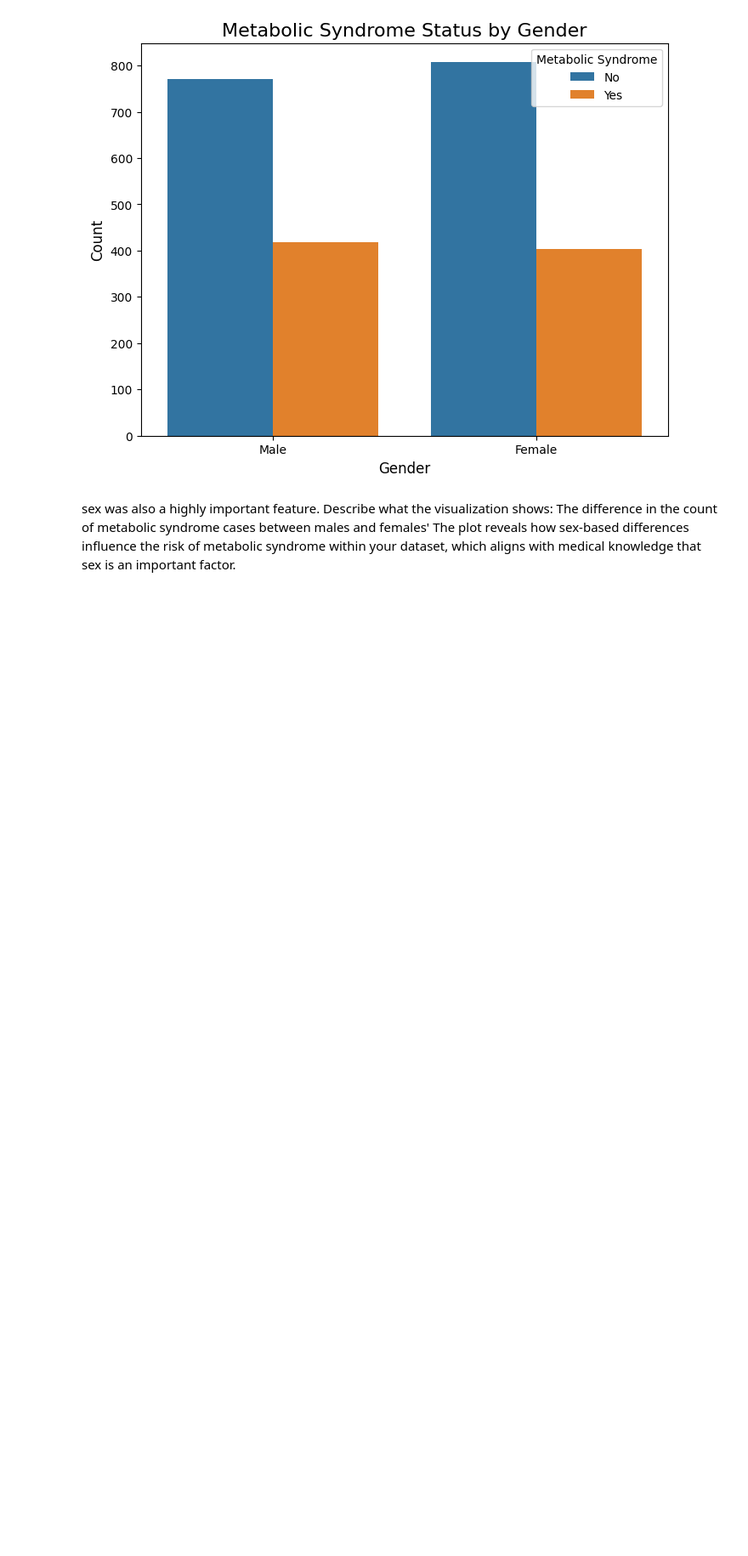
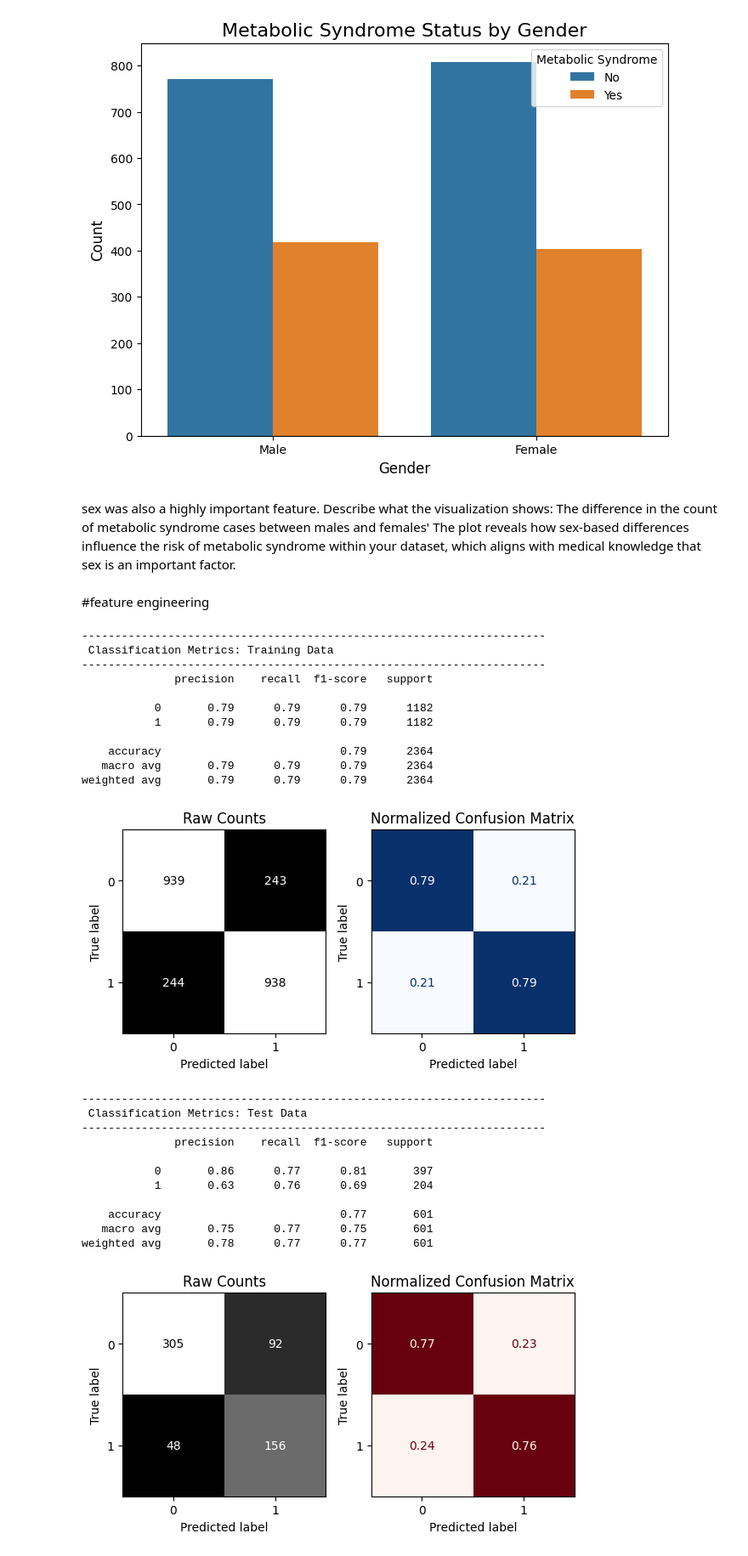
Before and after one commit to YaraMansour1985/prediction-of-Product-Sales, a Jupyter notebook: project4.ipynb, the cells around one changed output. Shown at 85% size. Drawn from its saved outputs; the diff is of its cells as text; code cells hidden in the pictures; blank space fills up the shorter version.

```diff
--- a/project4.ipynb
+++ b/project4.ipynb
@@ -496,3 +496,53 @@ plt.show()
 sex was also a highly important feature.
 Describe what the visualization shows: The difference in the count of metabolic syndrome cases between males and females'
  The plot reveals how sex-based differences influence the risk of metabolic syndrome within your dataset, which aligns with medical knowledge that sex is an important factor.
+# %% [markdown]
+#feature engineering
+# %%
+#apply PCA  and smote to get three principal components for the data
+from sklearn.decomposition import PCA
+pca = PCA(n_components=3)
+
+# Moved PCA application to after SMOTE in the next cell
+# %%
+#fit the model of logreg with X trained processed pca
+
+# Apply PCA after SMOTE
+X_train_resampled_pca = pca.fit_transform(X_train_resampled)
+X_test_processed_pca = pca.transform(X_test_processed)
+
+
+log_pipe_smote = LogisticRegression(max_iter=1000, random_state=42)
+log_pipe_smote.fit(X_train_resampled_pca, y_train_resampled)
+
+
+# Transform the test data using the fitted model
+y_pred = log_pipe_smote.predict(X_test_processed_pca)
+# %%
+#evaluate model
+evaluate_classification(log_pipe_smote, X_train_resampled_pca, y_train_resampled, X_test_processed_pca, y_test)
+# %% [output]
+----------------------------------------------------------------------
+ Classification Metrics: Training Data
+----------------------------------------------------------------------
+              precision    recall  f1-score   support
+
+           0       0.79      0.79      0.79      1182
+           1       0.79      0.79      0.79      1182
+
+    accuracy                           0.79      2364
+   macro avg       0.79      0.79      0.79      2364
+weighted avg       0.79      0.79      0.79      2364
+[figure, added]
+----------------------------------------------------------------------
+ Classification Metrics: Test Data
+----------------------------------------------------------------------
+              precision    recall  f1-score   support
+
+           0       0.86      0.77      0.81       397
+           1       0.63      0.76      0.69       204
+
+    accuracy                           0.77       601
+   macro avg       0.75      0.77      0.75       601
+weighted avg       0.78      0.77      0.77       601
+[figure, added]
```
Also changed, not shown: parts of 25 cells of this notebook.
